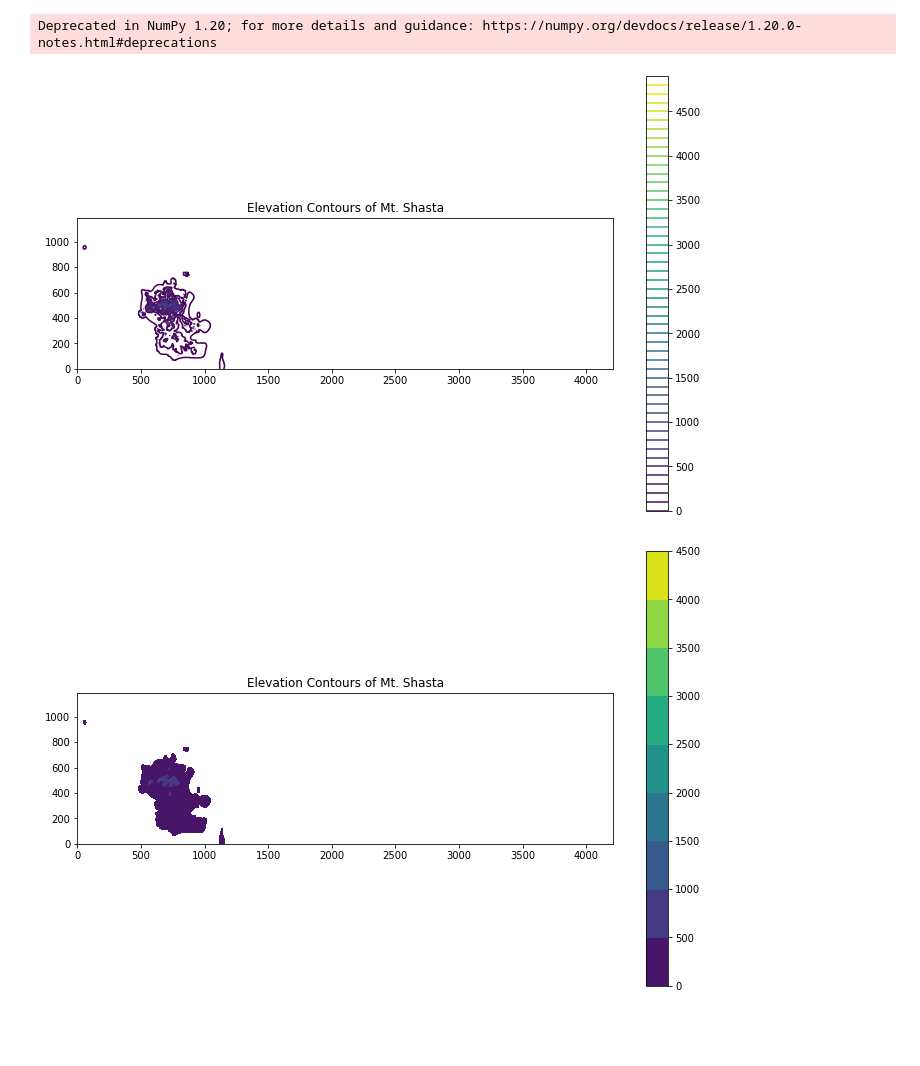
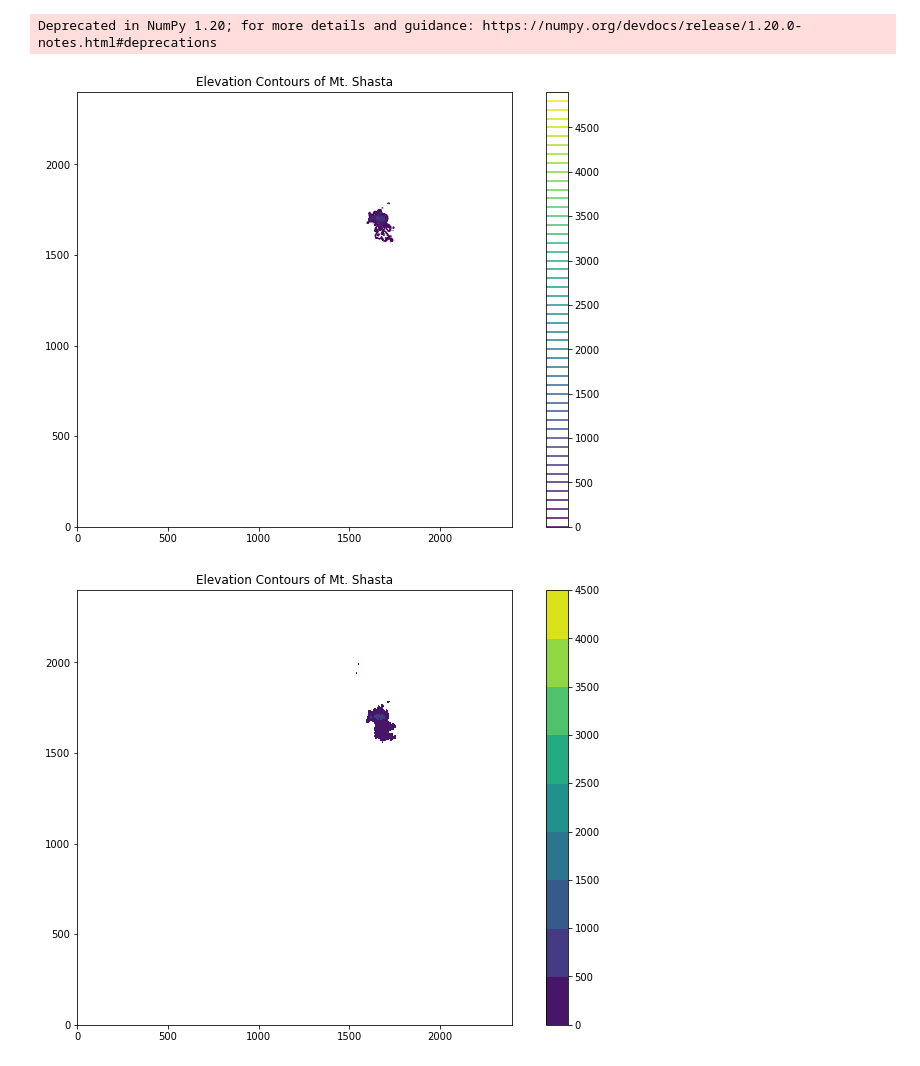
Before and after one commit to 1kaiser/-DEM-30m-90m-srtm, a Jupyter notebook: dem_🗺️_3d_elevation.ipynb, the cells around one changed output. Drawn from its saved outputs; the diff is of its cells as text; code cells hidden in the pictures; blank space fills up the shorter version.

```diff
--- a/dem_🗺️_3d_elevation.ipynb
+++ b/dem_🗺️_3d_elevation.ipynb
@@ -58,7 +63,7 @@ rm -f SRTM1.f56c4e1af5d2404aa93e64d90d89b917.vrt
 make: Leaving directory '/root/.cache/elevation/SRTM1'
 # %%
 #@title Default title text { vertical-output: true }
-filename = "30m-DEM.tif" #@param ["30m-DEM.tif", "90m-DEM.tif"] {allow-input: true}
+filename = "90m-DEM.tif" #@param ["30m-DEM.tif", "90m-DEM.tif"] {allow-input: true}
 gdal_data = gdal.Open(filename)
 gdal_band = gdal_data.GetRasterBand(1)
 nodataval = gdal_band.GetNoDataValue()
@@ -85,32 +90,32 @@ plt.show()
 
 #Plot our data with Matplotlib's 'contourf'
 fig = plt.figure(figsize = (12, 8))
 ax = fig.add_subplot(111)
 plt.contourf(data_array, cmap = "viridis",
             levels = list(range(0, 5000, 500)))
 plt.title("Elevation Contours of Mt. Shasta")
 cbar = plt.colorbar()
 plt.gca().set_aspect('equal', adjustable='box')
 plt.show()
 
 matplotlib.rcParams['figure.figsize'] = (8, 5.5)
 
 dem_path = os.path.join(os.getcwd(), filename)
 
 shasta_dem = rd.LoadGDAL(dem_path)
 plt.imshow(shasta_dem, interpolation='none')
 plt.colorbar()
 plt.show()
 
 
 slope = rd.TerrainAttribute(shasta_dem, attrib='slope_riserun')
 rd.rdShow(slope, axes=False, cmap='magma', figsize=(8, 5.5))
 plt.show()
 
 aspect = rd.TerrainAttribute(shasta_dem, attrib='aspect')
 rd.rdShow(aspect, axes=False, cmap='jet', figsize=(8, 5.5))
 plt.show()
 # %% [output]
 Deprecated in NumPy 1.20; for more details and guidance: https://numpy.org/devdocs/release/1.20.0-notes.html#deprecations
-[figure, old version]
+[figure, new version]
-[figure, old version]
+[figure, new version]
```
Also changed, not shown: parts of 4 cells of this notebook.
